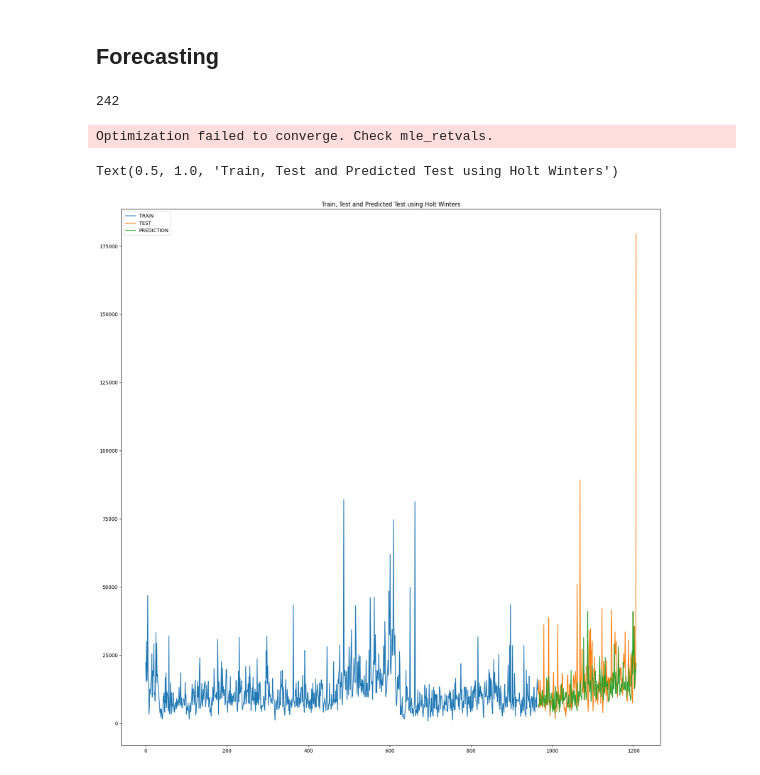
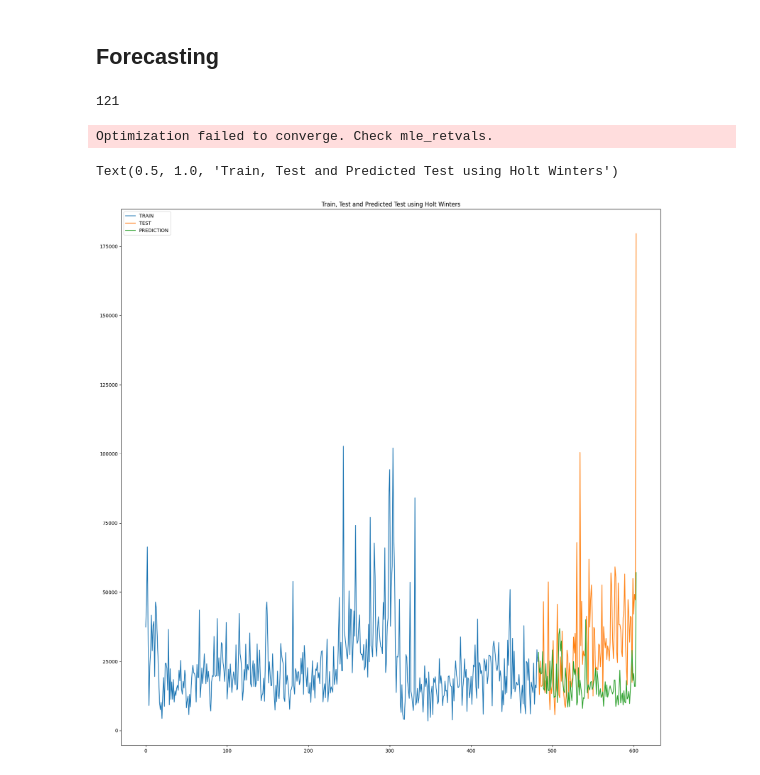
Before and after one commit to yichuang25/Forecasting-Project-Sales, a Jupyter notebook: Analysis&Modeling/Holt-Winters.ipynb, the cells around one changed output. Saved outputs shown, nothing was run; the diff lists cells and outputs as text; code cells hidden in the pictures.

```diff
--- a/Analysis&Modeling/Holt-Winters.ipynb
+++ b/Analysis&Modeling/Holt-Winters.ipynb
@@ -11,7 +11,7 @@ from sklearn.model_selection import TimeSeriesSplit
 from sklearn.metrics import mean_absolute_percentage_error
 from sklearn.preprocessing import StandardScaler
 # %%
-sales = pd.read_pickle("../Data/sales_half-day.pkl")
+sales = pd.read_pickle("../Data/sales_day.pkl")
 sales.head()
 # %% [output]
 |  | date | total_amount |
@@ -115,12 +115,12 @@ Optimization failed to converge. Check mle_retvals.
 # %% [markdown]
 ## Triple HWES
 # %%
-sales_train["HWES3_ADD"] = ExponentialSmoothing(sales_train['total_amount'],trend='add',seasonal='add',seasonal_periods=300).fit().fittedvalues
+sales_train["HWES3_ADD"] = ExponentialSmoothing(sales_train['total_amount'],trend='add',seasonal='add',seasonal_periods=180).fit().fittedvalues
 sales['HWE3_ADD'] = ExponentialSmoothing(sales['total_amount'],trend='add',seasonal='add',seasonal_periods=180).fit().fittedvalues
-sales_train['HWES3_MUL'] = ExponentialSmoothing(sales_train['total_amount'],trend='mul',seasonal='mul',seasonal_periods=300).fit().fittedvalues
+sales_train['HWES3_MUL'] = ExponentialSmoothing(sales_train['total_amount'],trend='mul',seasonal='mul',seasonal_periods=180).fit().fittedvalues
 sales['HWE3_MUL'] = ExponentialSmoothing(sales['total_amount'],trend='mul',seasonal='mul',seasonal_periods=180).fit().fittedvalues
-sales_train['HWES3_MULCAP'] = ExponentialSmoothing(sales_train['total_amount'],trend='multiplicative',seasonal='multiplicative',seasonal_periods=300).fit().fittedvalues
-sales['HWE3_MULCAP'] = ExponentialSmoothing(sales['total_amount'],trend='multiplicative',seasonal='multiplicative',seasonal_periods=300).fit().fittedvalues
+sales_train['HWES3_MULCAP'] = ExponentialSmoothing(sales_train['total_amount'],trend='multiplicative',seasonal='multiplicative',seasonal_periods=180).fit().fittedvalues
+sales['HWE3_MULCAP'] = ExponentialSmoothing(sales['total_amount'],trend='multiplicative',seasonal='multiplicative',seasonal_periods=180).fit().fittedvalues
 sales_train.head()
 # %% [output]
 Optimization failed to converge. Check mle_retvals.
@@ -155,18 +155,18 @@ sales_train[['total_amount','HWES3_ADD','HWES3_MUL','HWES3_MULCAP']].plot(title=
 # %%
 len(sales_test)
 # %% [output]
-242
+121
 # %%
-fitted_model = ExponentialSmoothing(sales_train['total_amount'],trend='multiplicative',seasonal='multiplicative',seasonal_periods=300,damped_trend=True).fit()
+fitted_model = ExponentialSmoothing(sales_train['total_amount'],trend='multiplicative',seasonal='multiplicative',seasonal_periods=180,damped_trend=True).fit()
 test_predictions = fitted_model.forecast(len(sales_test))
 sales_train['total_amount'].plot(legend=True,label='TRAIN')
 sales_test['total_amount'].plot(legend=True,label='TEST',figsize=(20,20))
 test_predictions.plot(legend=True,label='PREDICTION')
 plt.title('Train, Test and Predicted Test using Holt Winters')
 # %% [output]
 Optimization failed to converge. Check mle_retvals.
 Text(0.5, 1.0, 'Train, Test and Predicted Test using Holt Winters')
-[figure, old version]
+[figure, new version]
 # %%
 sales_test['total_amount'].plot(legend=True,label='TEST',figsize=(10,15))
 test_predictions.plot(legend=True,label='PREDICTION');
```
Also changed, not shown: parts of 20 cells of this notebook, 1 other file.
